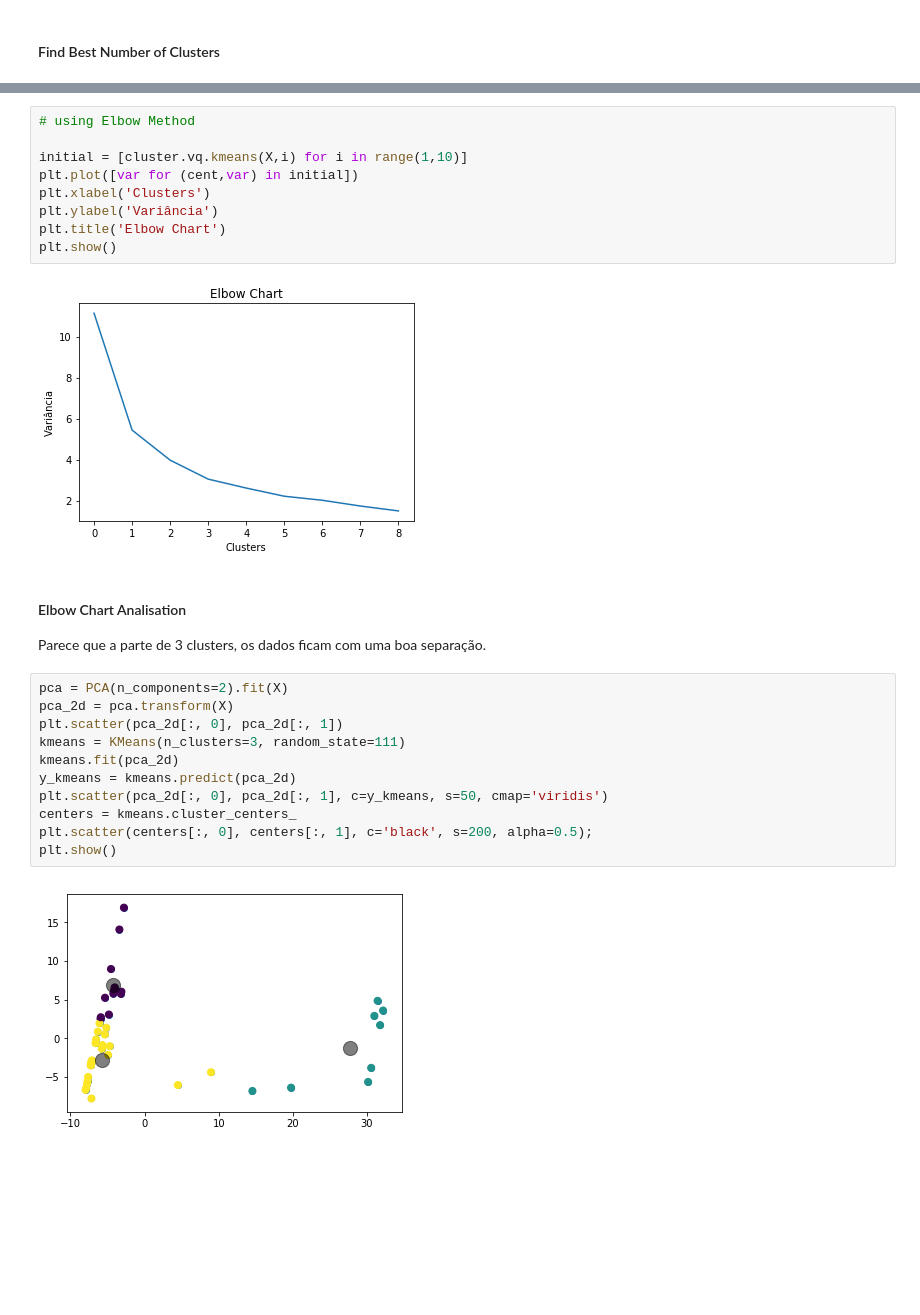
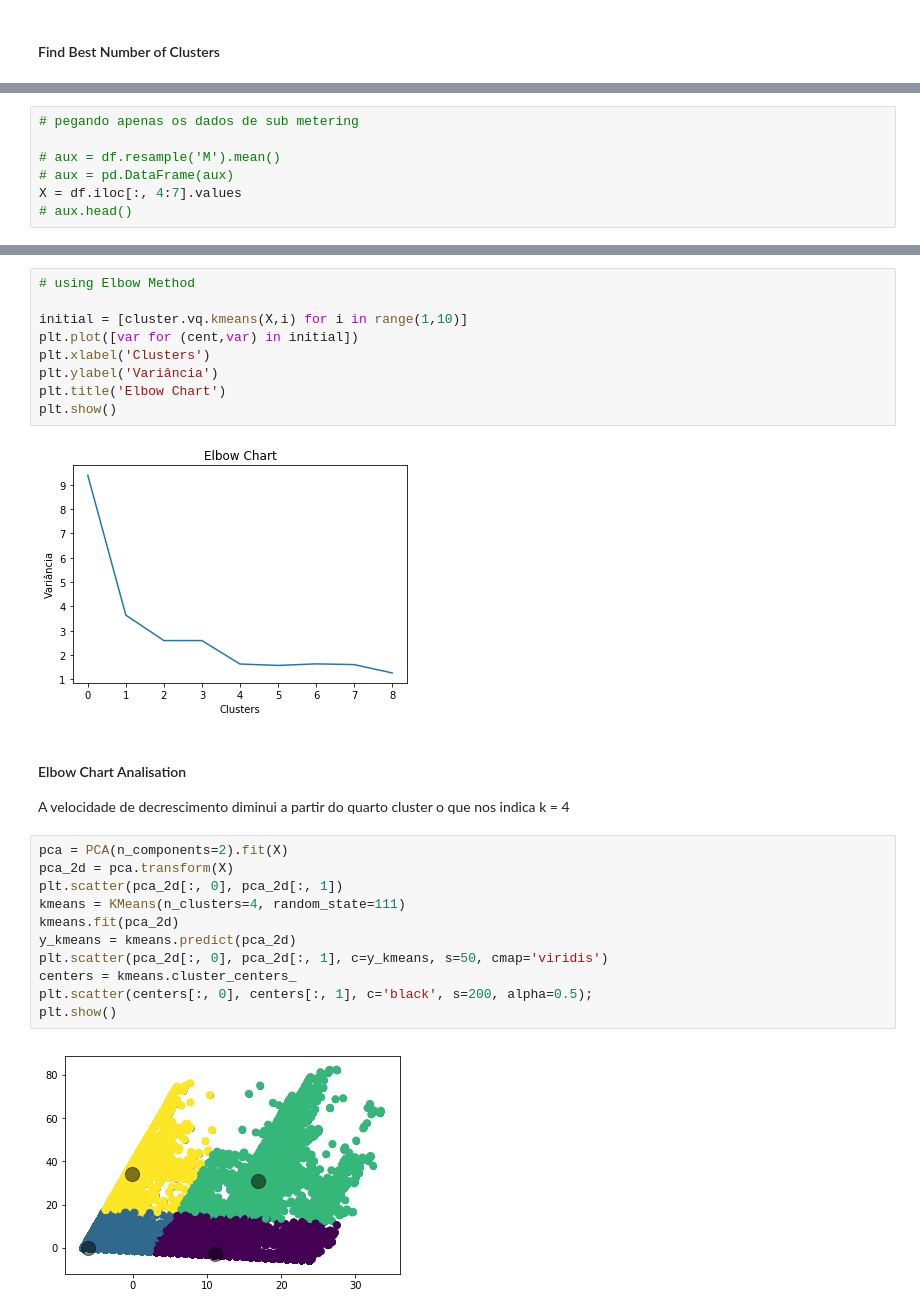
Before and after one commit to jycaraujo/INF1032-T2, a Jupyter notebook: T2.1.ipynb, the cells around one changed output, grey strips where cells are left out. Cells and saved outputs as stored; diff of their text form; blank space fills up the shorter version.

Commit message:
alterando parametros do kmeans

```diff
--- a/T2.1.ipynb
+++ b/T2.1.ipynb
@@ -208,0 +206,7 @@ X = df.head(50).iloc[:, 0:7].values
+# %%
+# pegando apenas os dados de sub metering
+
+# aux = df.resample('M').mean()
+# aux = pd.DataFrame(aux)
+X = df.iloc[:, 4:7].values
+# aux.head()
@@ -216,23 +228,23 @@ plt.ylabel('Variância')
 plt.title('Elbow Chart')
 plt.show()
 # %% [output]
-[figure, old version]
+[figure, new version]
-# %% [markdown]
-#### Elbow Chart Analisation
-Parece que a parte de 3 clusters, os dados ficam com uma boa separação.
+# %% [markdown]
+#### Elbow Chart Analisation
+A velocidade de decrescimento diminui a partir do quarto cluster o que nos indica k = 4
 # %%
 pca = PCA(n_components=2).fit(X)
 pca_2d = pca.transform(X)
 plt.scatter(pca_2d[:, 0], pca_2d[:, 1])
-kmeans = KMeans(n_clusters=3, random_state=111)
+kmeans = KMeans(n_clusters=4, random_state=111)
 kmeans.fit(pca_2d)
 y_kmeans = kmeans.predict(pca_2d)
 plt.scatter(pca_2d[:, 0], pca_2d[:, 1], c=y_kmeans, s=50, cmap='viridis')
 centers = kmeans.cluster_centers_
 plt.scatter(centers[:, 0], centers[:, 1], c='black', s=200, alpha=0.5);
 plt.show()
 # %% [output]
-[figure, old version]
+[figure, new version]
 # %%
 # silhouette
 
```
Also changed, not shown: parts of 7 cells of this notebook.
